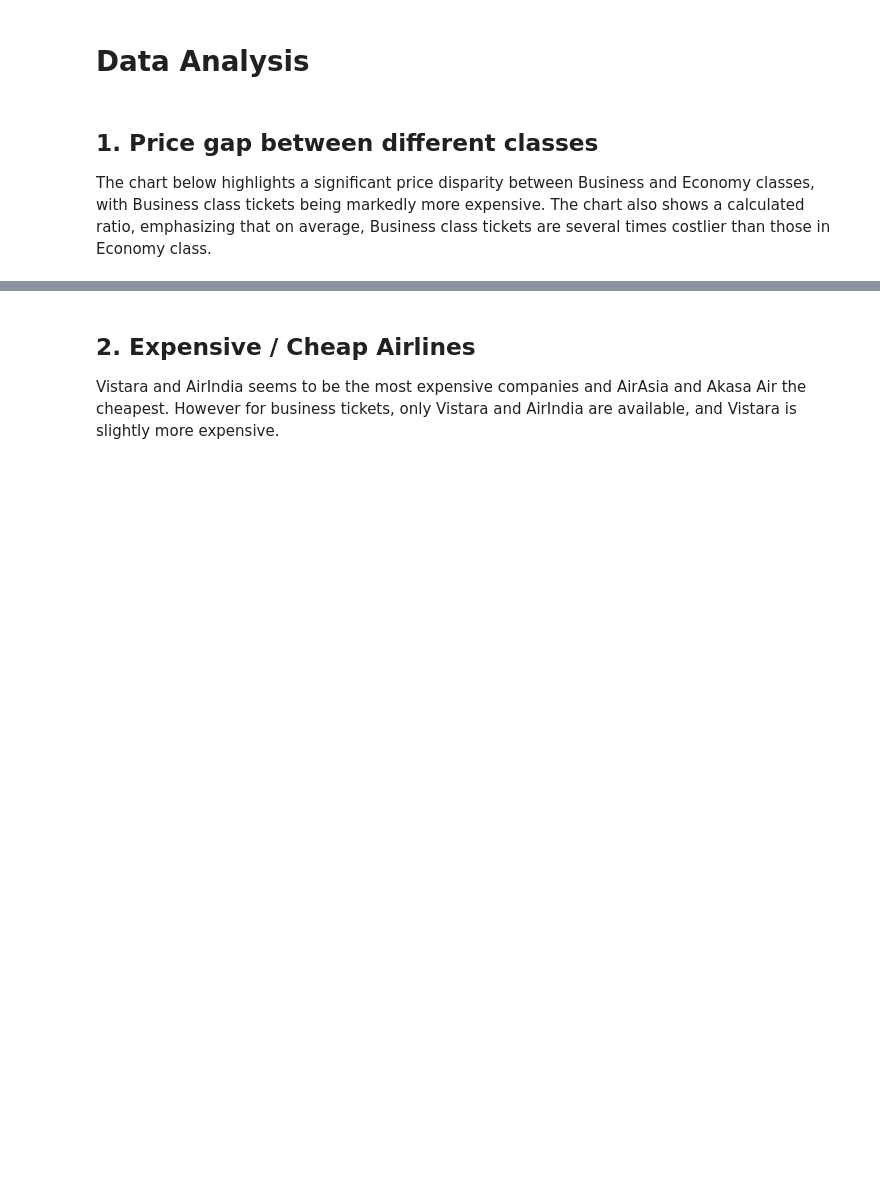
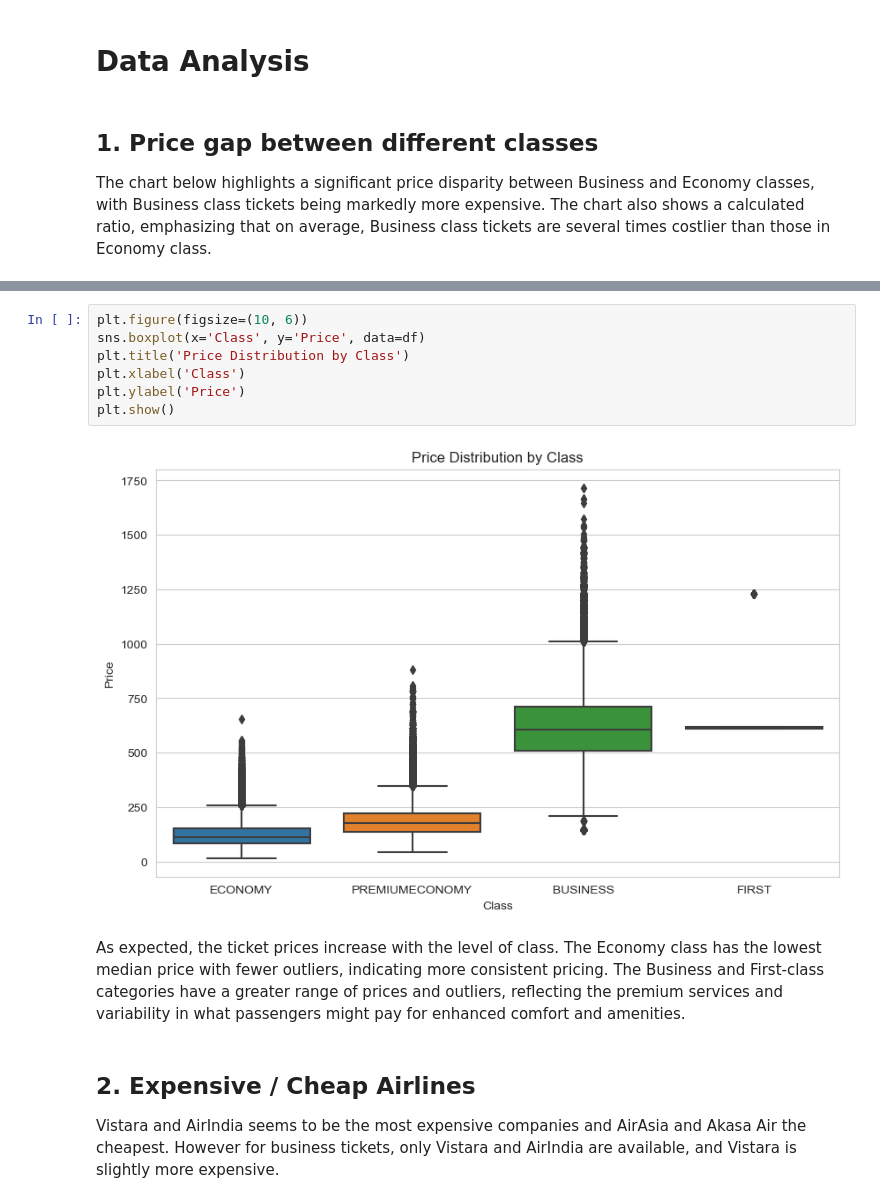
Before and after one commit to Eric1423/CS148_Final_Project, a Jupyter notebook: Final_Project.ipynb, the cells around one changed output, grey strips where cells are left out. Saved outputs shown, nothing was run; the diff lists cells and outputs as text; blank space fills up the shorter version.

```diff
--- a/Final_Project.ipynb
+++ b/Final_Project.ipynb
@@ -297,3 +297,14 @@ plt.show()
+# %%
+plt.figure(figsize=(10, 6))
+sns.boxplot(x='Class', y='Price', data=df)
+plt.title('Price Distribution by Class')
+plt.xlabel('Class')
+plt.ylabel('Price')
+plt.show()
+# %% [output]
+[figure, added]
+# %% [markdown]
+As expected, the ticket prices increase with the level of class. The Economy class has the lowest median price with fewer outliers, indicating more consistent pricing. The Business and First-class categories have a greater range of prices and outliers, reflecting the premium services and variability in what passengers might pay for enhanced comfort and amenities.
 # %% [markdown]
 ## 2. Expensive / Cheap Airlines
 
```
Also changed, not shown: parts of 16 cells of this notebook.
